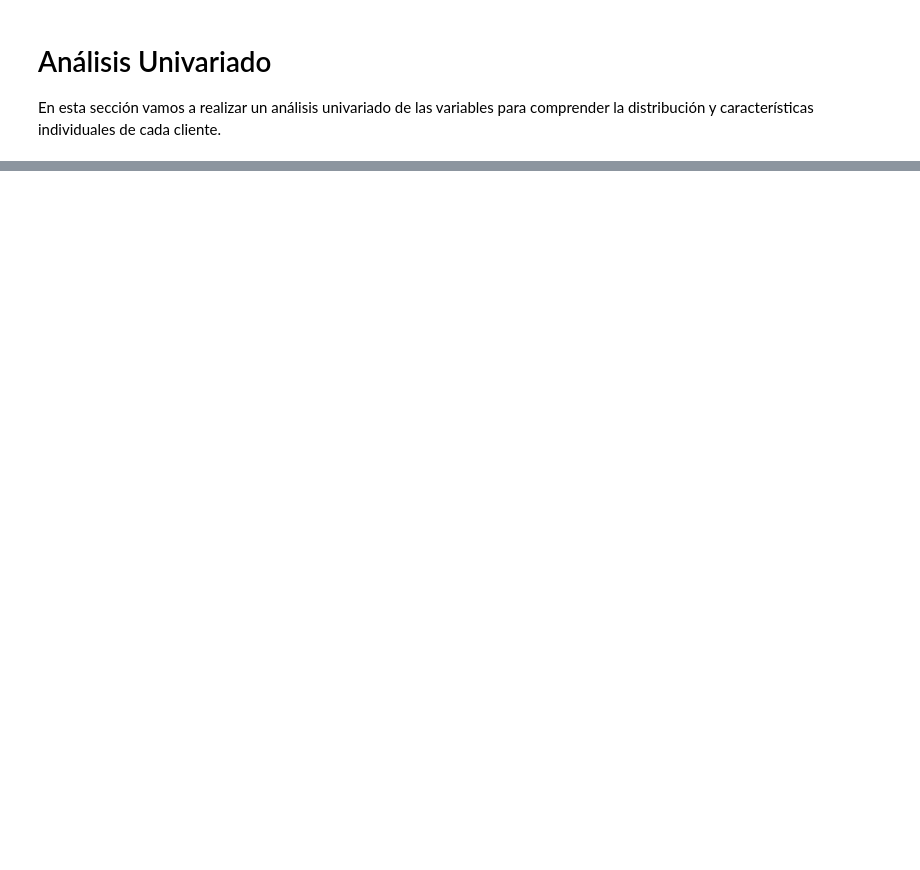
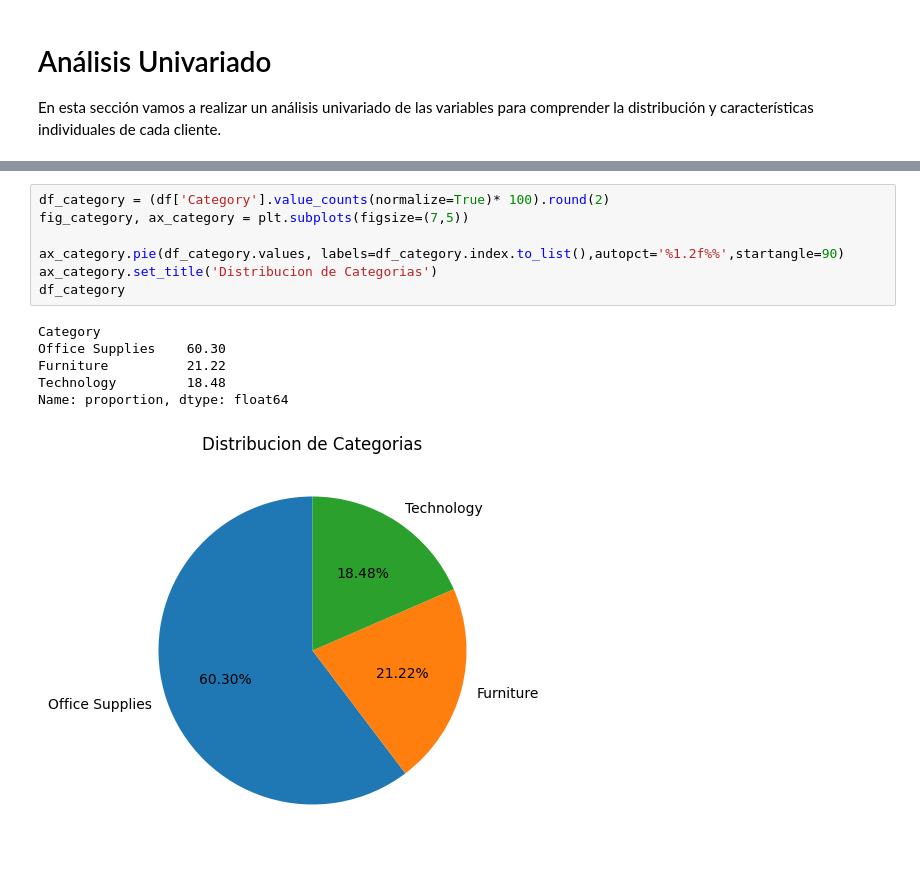
Before and after one commit to Lisandrot1/retail-sales-data-pipeline, a Jupyter notebook: eda/univariado.ipynb, the cells around one changed output, grey strips where cells are left out. Drawn from its saved outputs; the diff is of its cells as text; blank space fills up the shorter version.

```diff
--- a/eda/univariado.ipynb
+++ b/eda/univariado.ipynb
@@ -26,0 +96,14 @@ df
+# %%
+df_category = (df['Category'].value_counts(normalize=True)* 100).round(2)
+fig_category, ax_category = plt.subplots(figsize=(7,5))
+
+ax_category.pie(df_category.values, labels=df_category.index.to_list(),autopct='%1.2f%%',startangle=90)
+ax_category.set_title('Distribucion de Categorias')
+df_category
+# %% [output]
+Category
+Office Supplies    60.30
+Furniture          21.22
+Technology         18.48
+Name: proportion, dtype: float64
+[figure, added]
```
Also changed, not shown: parts of 14 cells of this notebook, 1 other file.
